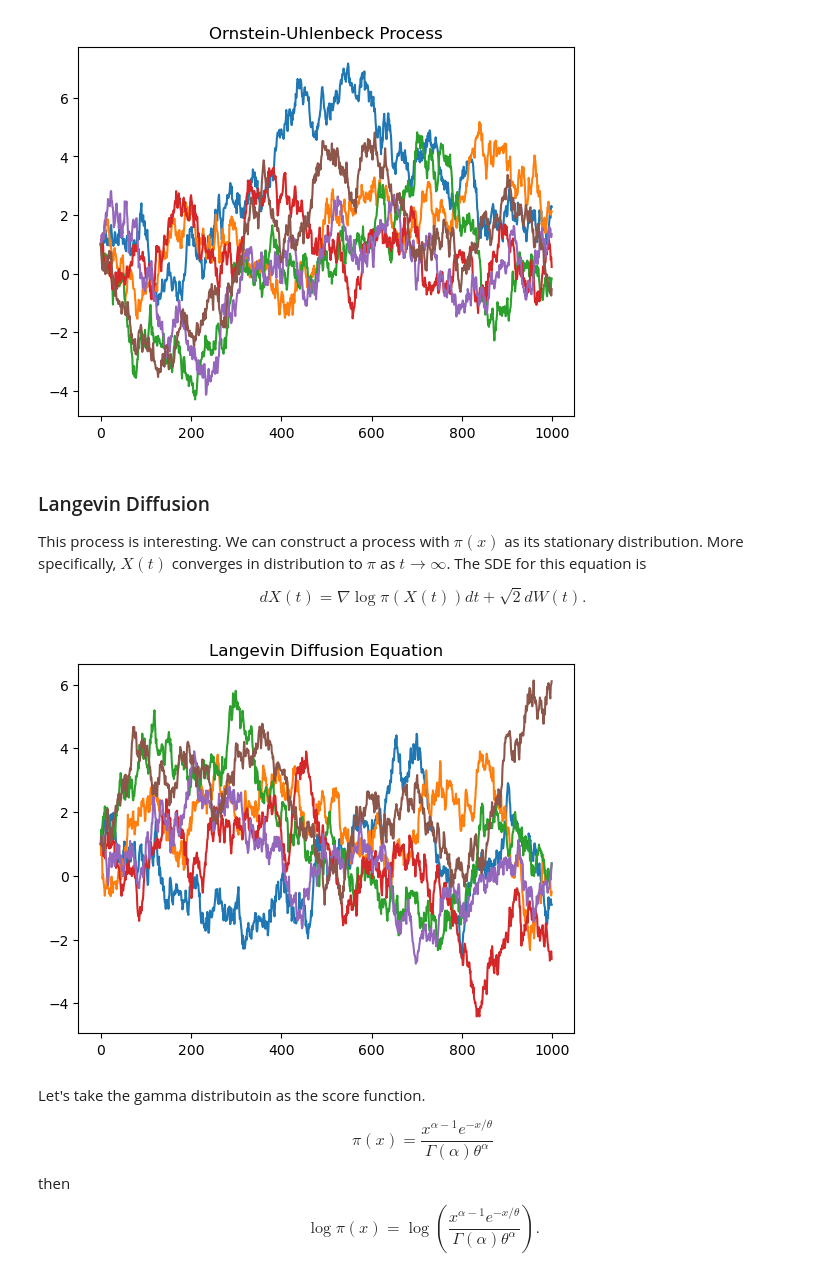
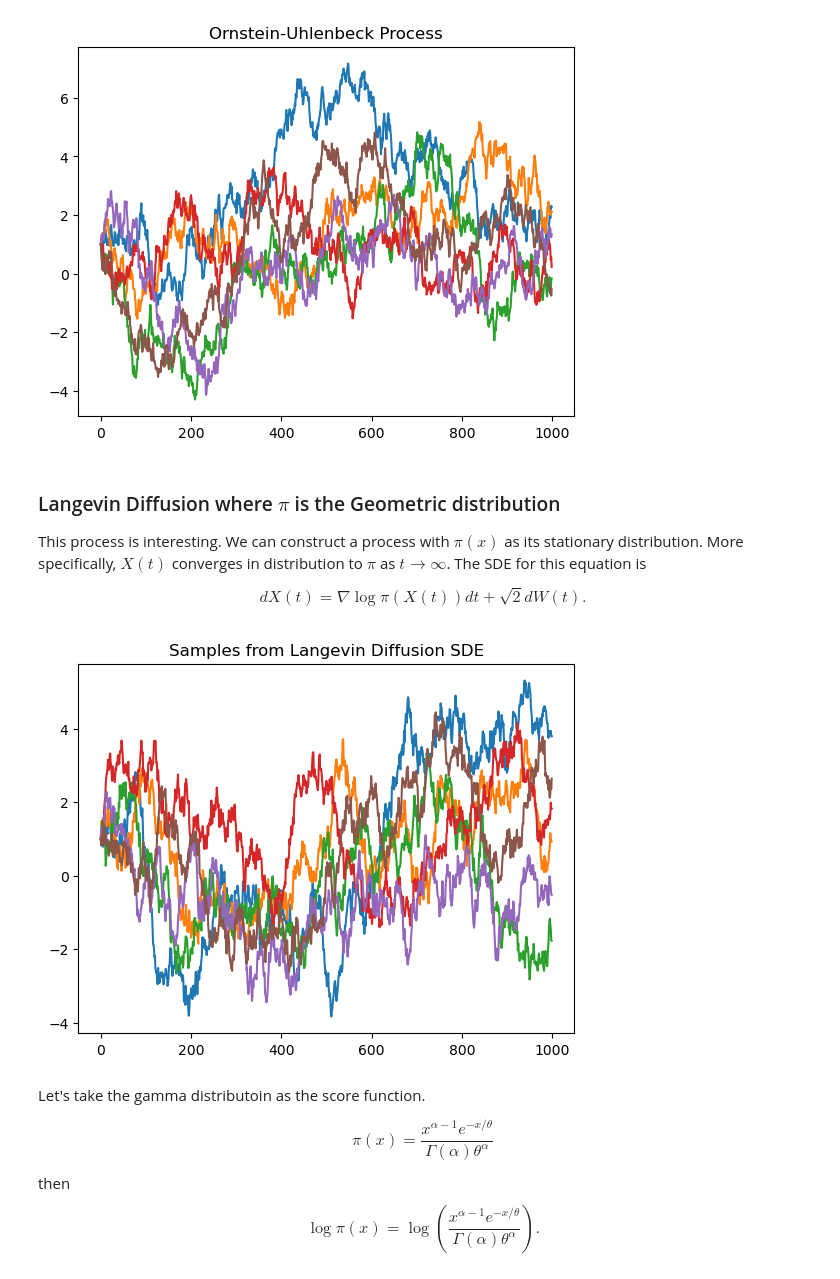
Before and after one commit to SamKirkiles/langevin-dynamics, a Jupyter notebook: Brownian Motion, Diffusions, and Langevin Dynamics.ipynb, the cells around one changed output. Drawn from its saved outputs; the diff is of its cells as text; code cells hidden in the pictures.

Commit message:
Langevin

```diff
--- a/Brownian Motion, Diffusions, and Langevin Dynamics.ipynb
+++ b/Brownian Motion, Diffusions, and Langevin Dynamics.ipynb
@@ -137,7 +137,7 @@ plt.show()
 # %% [output]
 [figure]
 # %% [markdown]
-### Langevin Diffusion
+### Langevin Diffusion where $\pi$ is the Geometric distribution
 
 This process is interesting. We can construct a process with $\pi(x)$ as its stationary distribution. More specifically, $X(t)$ converges in distribution to $\pi$ as $t\to \infty$. The SDE for this equation is
 
@@ -145,33 +145,33 @@ $$d X(t)=\nabla \log \pi(X(t))dt+\sqrt{2} dW(t).$$
 # %%
 T=10
 bins = 1000
 dt = T/bins
 samples = 6
 
 theta_var=0.5
 sigma_var=2
 mu_var = 1
 
 X_0=1
 
 def mu(t, x):
     return theta_var*(mu_var-x)
 
 def sigma(t, x):
     return sigma_var
 
 
 for _ in range(samples):
     X = np.ones(bins)*X_0
 
     for i in range(1, bins):
         X[i] = X[i-1] + mu(i*dt, X[i-1])*dt + sigma(i*dt, X[i-1])*np.random.normal(0,math.sqrt(dt))
     plt.plot(X)
 
-plt.title("Langevin Diffusion Equation")
+plt.title("Samples from Langevin Diffusion SDE")
 plt.show()
 # %% [output]
-[figure, old version]
+[figure, new version]
 # %% [markdown]
 Let's take the gamma distributoin as the score function.
 
```
Also changed, not shown: parts of 5 cells of this notebook.
